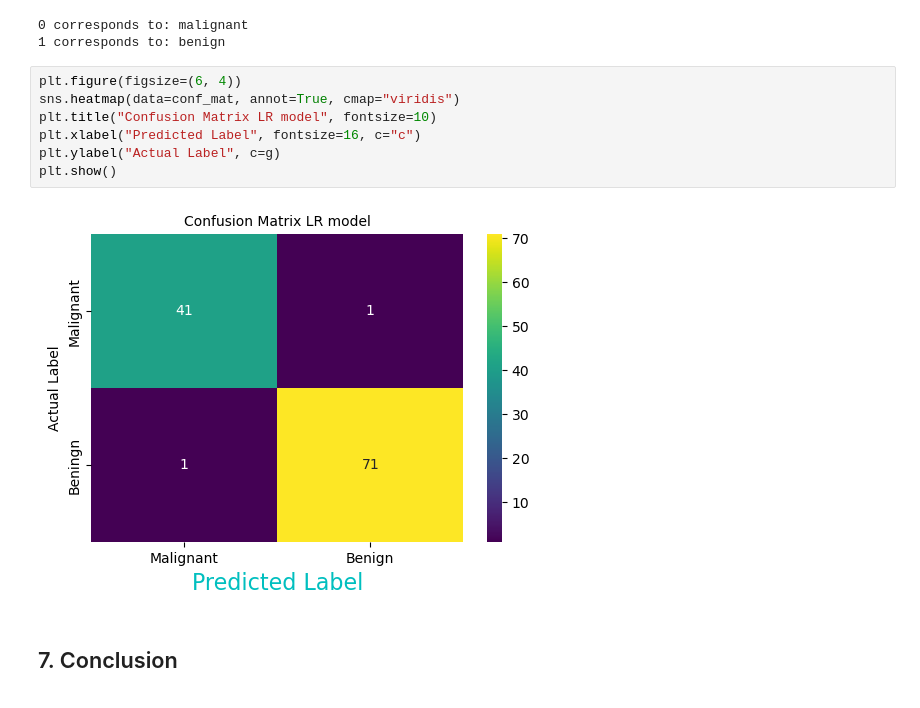
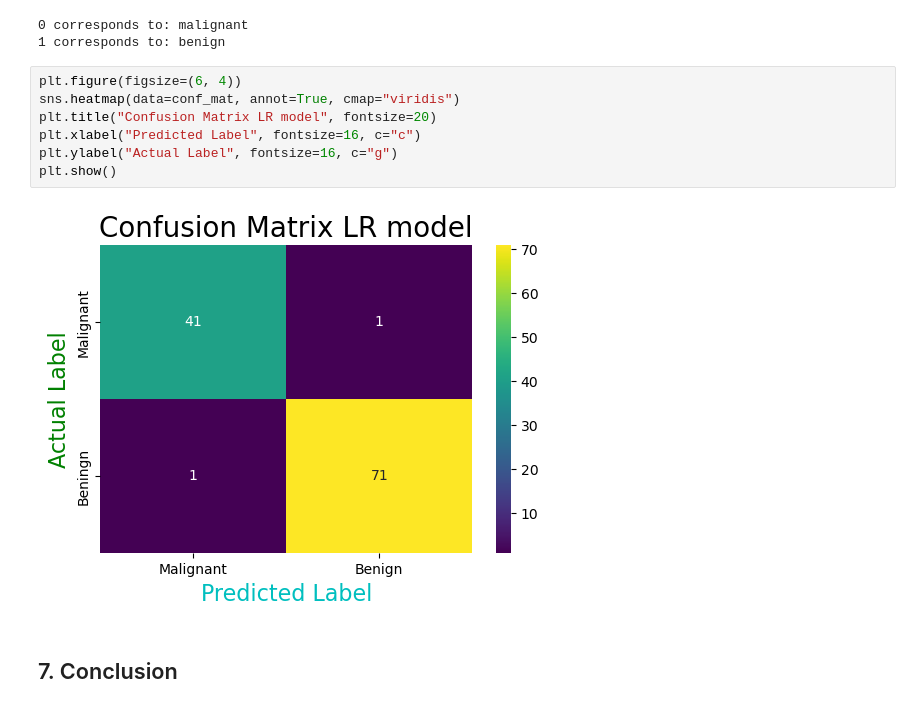
Before and after one commit to snowden1010/Breast-Cancer, a Jupyter notebook: Breast-Cancer-Classification.ipynb, the cells around one changed output. Saved outputs shown, nothing was run; the diff lists cells and outputs as text.

```diff
--- a/Breast-Cancer-Classification.ipynb
+++ b/Breast-Cancer-Classification.ipynb
@@ -466,11 +466,11 @@ print("1 corresponds to:", cancer.target_names[1])
 # %%
 plt.figure(figsize=(6, 4))
 sns.heatmap(data=conf_mat, annot=True, cmap="viridis")
-plt.title("Confusion Matrix LR model", fontsize=10)
+plt.title("Confusion Matrix LR model", fontsize=20)
 plt.xlabel("Predicted Label", fontsize=16, c="c")
-plt.ylabel("Actual Label", c=g)
+plt.ylabel("Actual Label", fontsize=16, c="g")
 plt.show()
 # %% [output]
-[figure, old version]
+[figure, new version]
 # %% [markdown]
 ## 7. Conclusion
```
